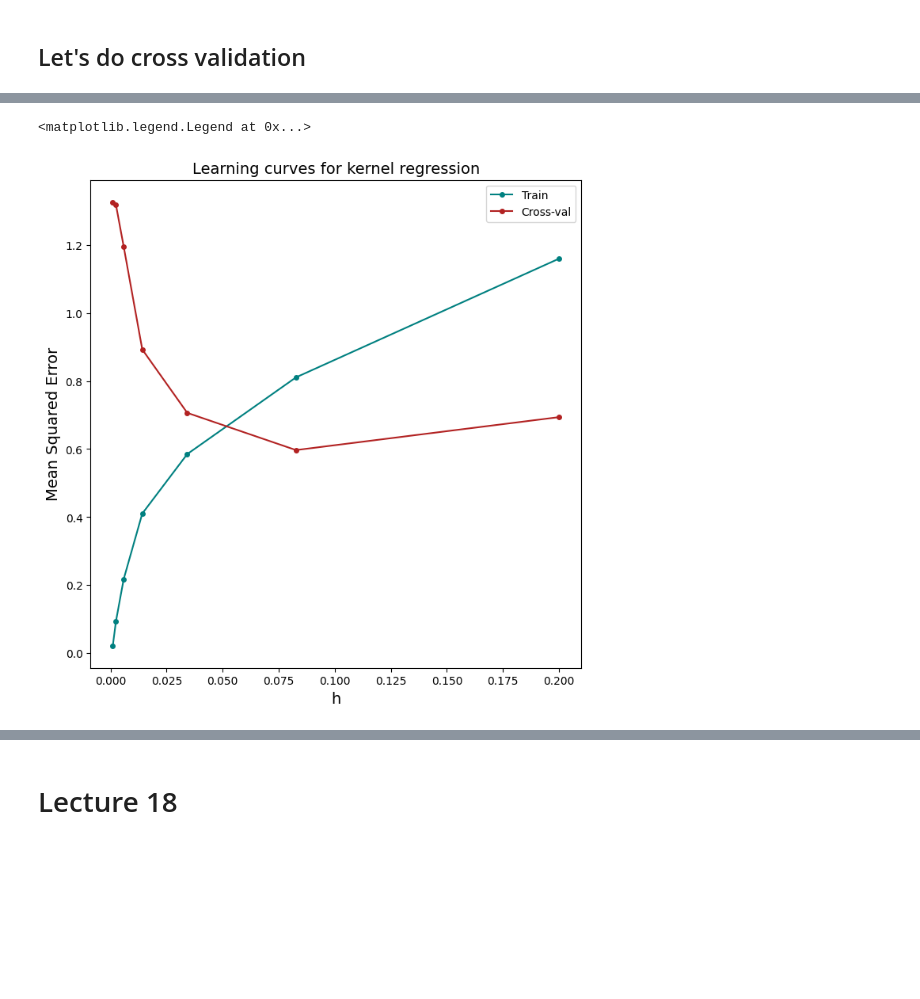
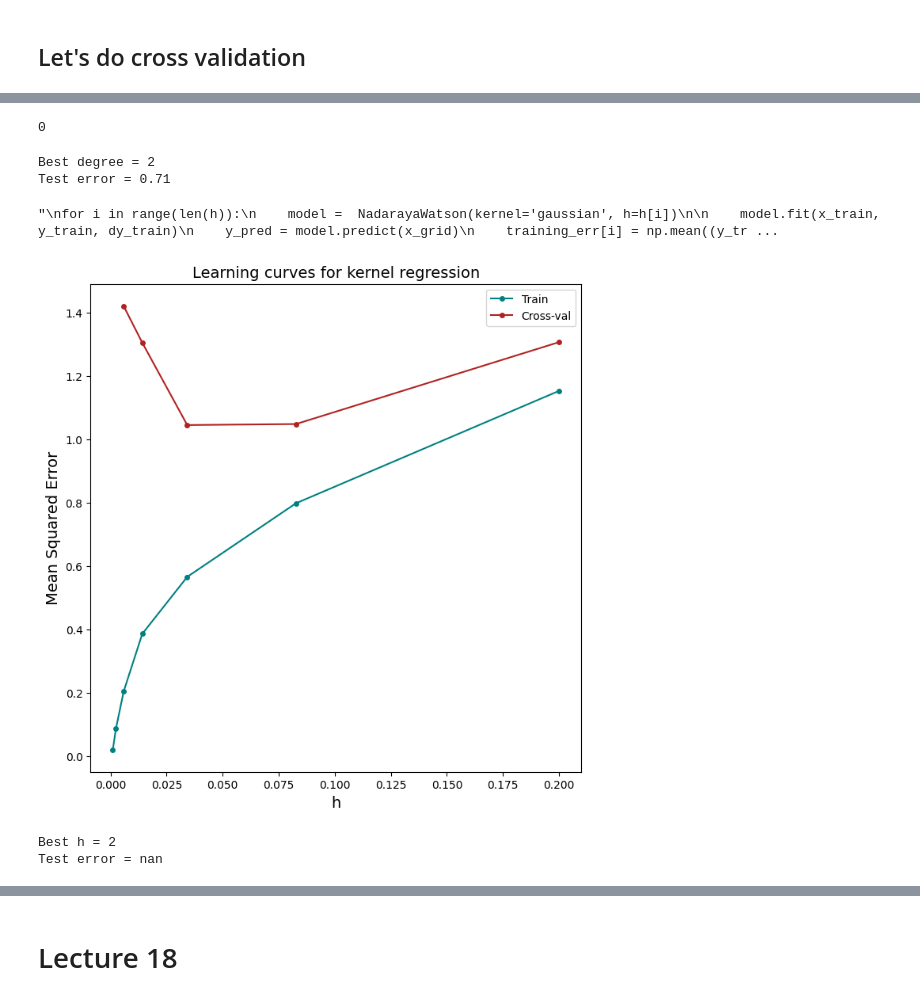
Before and after one commit to malvibellotti/astrostatistics_bicocca_2024, a Jupyter notebook: working/lecture_17_18.ipynb, the cells around one changed output, grey strips where cells are left out. Drawn from its saved outputs; the diff is of its cells as text; code cells hidden in the pictures; blank space fills up the shorter version.

```diff
--- a/working/lecture_17_18.ipynb
+++ b/working/lecture_17_18.ipynb
@@ -310,30 +346,83 @@ plt.legend(loc="best")
+# %%
+np.argmin(crossval_err)
+# %% [output]
+0
+# %%
+# then I select the best model and test it on the test set
+
+best_degree = degrees[np.argmin(crossval_err)]
+basis_mu = np.linspace(0,2, best_degree)[:, None]
+basis_sigma = 1.0 * (basis_mu[1] - basis_mu[0])
+
+model = BasisFunctionRegression('gaussian', mu=basis_mu, sigma=basis_sigma)
+model.fit(x_train, y_train, dy_train)
+test_err = np.mean((y_test - model.predict(x_test)) ** 2)
+print("Best degree = %i" % best_degree)
+print("Test error = %.2f" % test_err)
+# %% [output]
+Best degree = 2
+Test error = 0.71
 # %%
+
 h =  np.geomspace(0.001, 0.20, 7)
 
 training_err = np.zeros(len(h))
 crossval_err = np.zeros(len(h))
 
 fig = plt.figure(figsize=(8, 8))
 
 for i in range(len(h)):
-    model =  NadarayaWatson(kernel='gaussian', h=h[i])
+    model = NadarayaWatson(kernel='gaussian', h=h[i])
+    cv_errors = []
+    train_errors = []
+    for train_index, val_index in kf.split(x_train):
+        x_train_cv, x_val_cv = x_train[train_index], x_train[val_index]
+        y_train_cv, y_val_cv = y_train[train_index], y_train[val_index]
+        dy_train_cv, dy_val_cv = dy_train[train_index], dy_train[val_index]
 
-    model.fit(x_train, y_train, dy_train)
-    y_pred = model.predict(x_grid)
-    training_err[i] = np.mean((y_train - model.predict(x_train)) ** 2)
-    crossval_err[i] = np.mean((y_cross_val - model.predict(x_cross_val)) ** 2)
+        model.fit(x_train_cv, y_train_cv, dy_train_cv)
+        y_val_pred = model.predict(x_val_cv)
+        y_train_pred = model.predict(x_train_cv)
+        cv_errors.append(np.mean((y_val_cv - y_val_pred) ** 2))
+        train_errors.append(np.mean((y_train_cv - y_train_pred) ** 2))
+    crossval_err[i] = np.mean(cv_errors)
+    training_err[i] = np.mean(train_errors)
 
 
 plt.plot(h, training_err, 'o-', markersize = 4, color="teal", label="Train")
 plt.plot(h, crossval_err, 'o-', markersize = 4, color="firebrick", label="Cross-val")
 
 plt.xlabel("h",fontsize=14)
 plt.ylabel("Mean Squared Error",fontsize=14)
 plt.title('Learning curves for kernel regression',fontsize=14)
 plt.legend(loc="best")
+
+'''
+for i in range(len(h)):
+    model =  NadarayaWatson(kernel='gaussian', h=h[i])
+
+    model.fit(x_train, y_train, dy_train)
+    y_pred = model.predict(x_grid)
+    training_err[i] = np.mean((y_train - model.predict(x_train)) ** 2)
+    crossval_err[i] = np.mean((y_cross_val - model.predict(x_cross_val)) ** 2)
+
+'''
 # %% [output]
-<matplotlib.legend.Legend at 0x...>
+"\nfor i in range(len(h)):\n    model =  NadarayaWatson(kernel='gaussian', h=h[i])\n\n    model.fit(x_train, y_train, dy_train)\n    y_pred = model.predict(x_grid)\n    training_err[i] = np.mean((y_tr ...
-[figure, old version]
+[figure, new version]
+# %%
+# then I select the best model and test it on the test set
+
+best_h = h[np.argmin(crossval_err)]
+
+model = NadarayaWatson(kernel='gaussian', h=best_h)
+model.fit(x_train, y_train, dy_train)
+test_err = np.mean((y_test - model.predict(x_test)) ** 2)
+print("Best h = %i" % best_degree)
+print("Test error = %.2f" % test_err)
+# %% [output]
+Best h = 2
+Test error = nan
 # %%
 from sklearn.metrics import mean_squared_error
 import numpy as np
```
Also changed, not shown: parts of 17 cells of this notebook, 1 other file.
